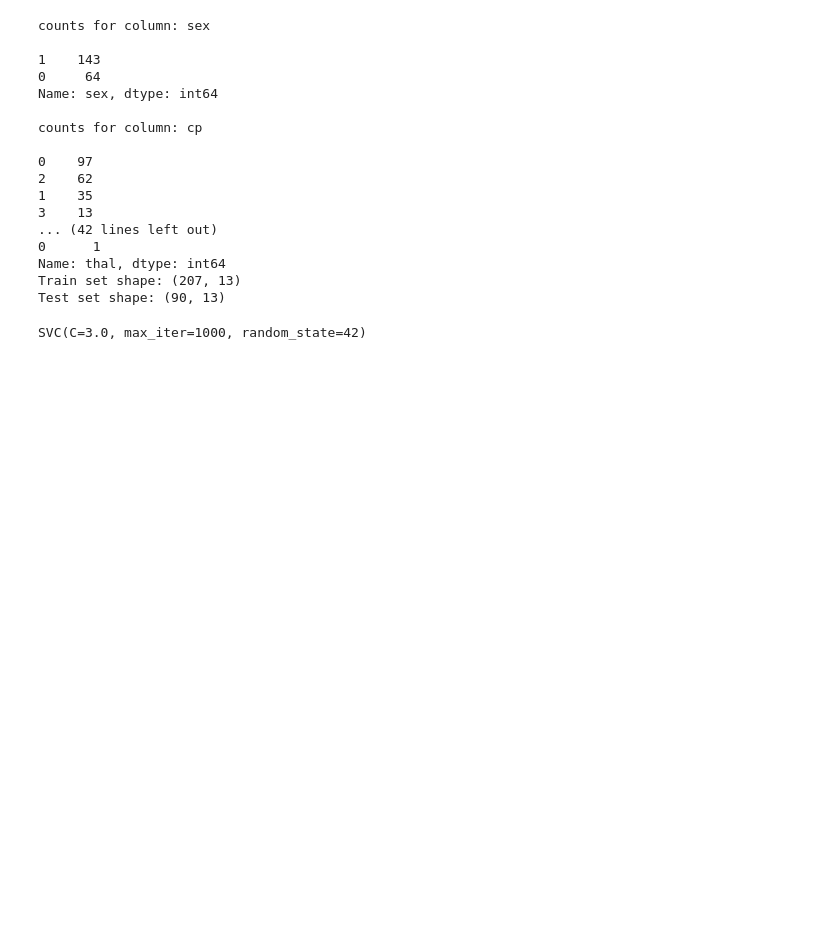
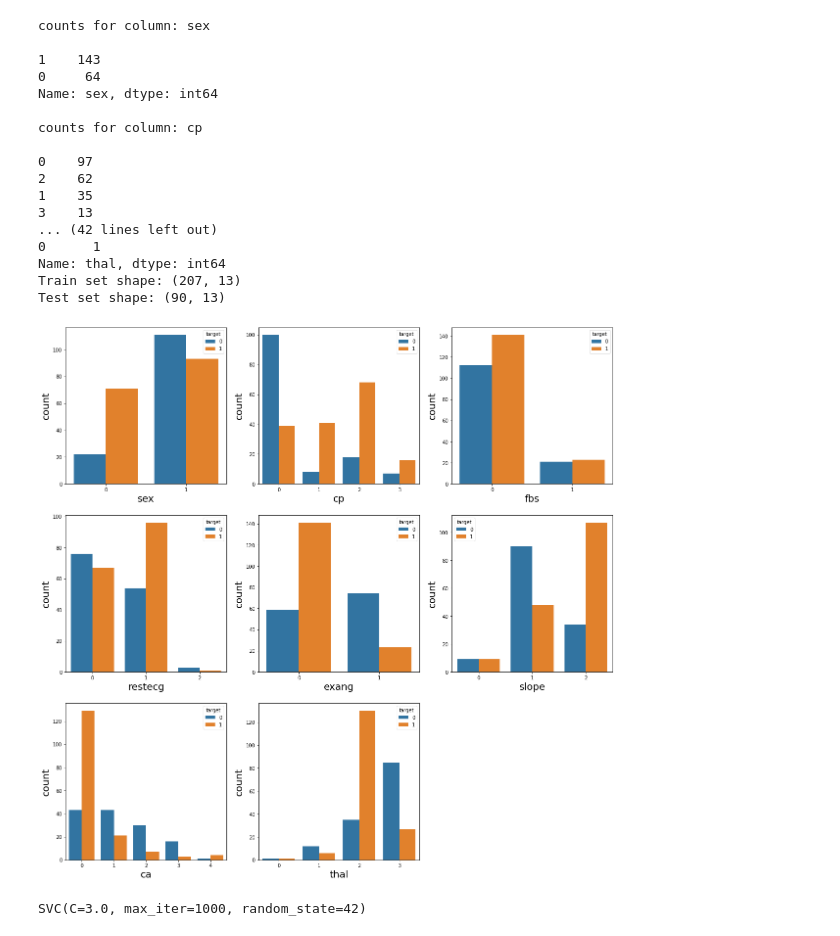
Before and after one commit to s-bose/heart_disease_classification, a Jupyter notebook: heart_disease.ipynb, the cells around one changed output. Cells and saved outputs as stored; diff of their text form; code cells hidden in the pictures; blank space fills up the shorter version.

Commit message:
countplot

```diff
--- a/heart_disease.ipynb
+++ b/heart_disease.ipynb
@@ -269,6 +269,20 @@ counts for column: cp
 Name: thal, dtype: int64
 Train set shape: (207, 13)
 Test set shape: (90, 13)
+# %%
+fig, ax = plt.subplots(nrows=3, ncols=3, figsize=(20, 20))
+
+for i in range(ax.shape[0]):
+    for j in range(ax.shape[1]):
+        idx = i*ax.shape[1] + j
+        if not (idx > len(cat_cols)-1):
+            col = cat_cols[idx]
+            ax[i][j].xaxis.get_label().set_fontsize(20)
+            ax[i][j].yaxis.get_label().set_fontsize(20)
+            sns.countplot(hue='target', x=col, data=heart_cp, ax=ax[i][j])
+fig.delaxes(ax[2][2])
+# %% [output]
+[figure, added]
 # %%
 # column standardization
 
```
Also changed, not shown: parts of 7 cells of this notebook, 1 other file.
